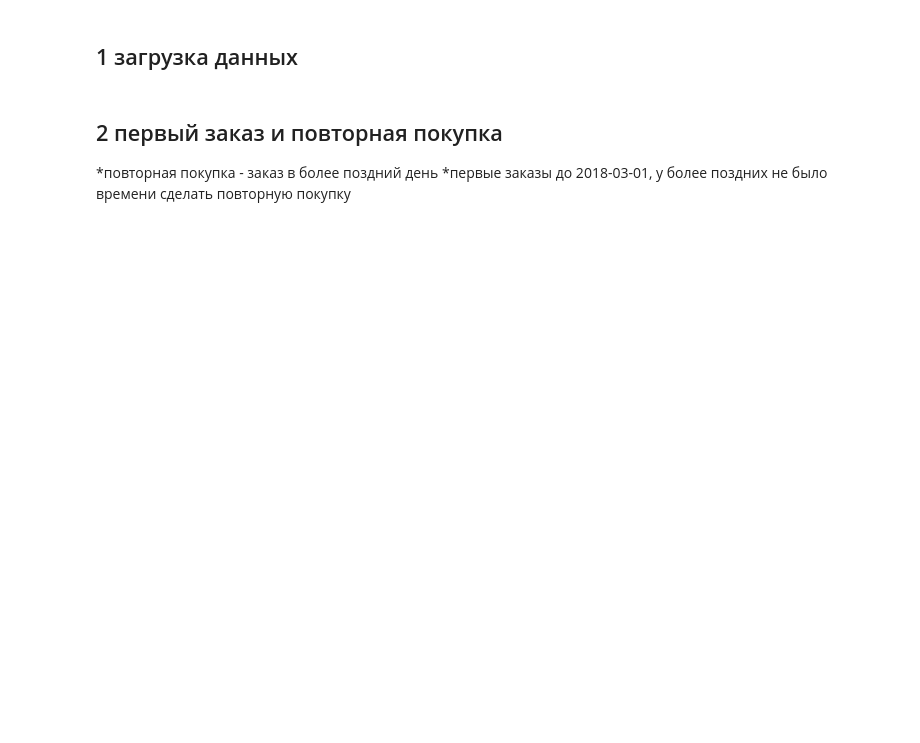
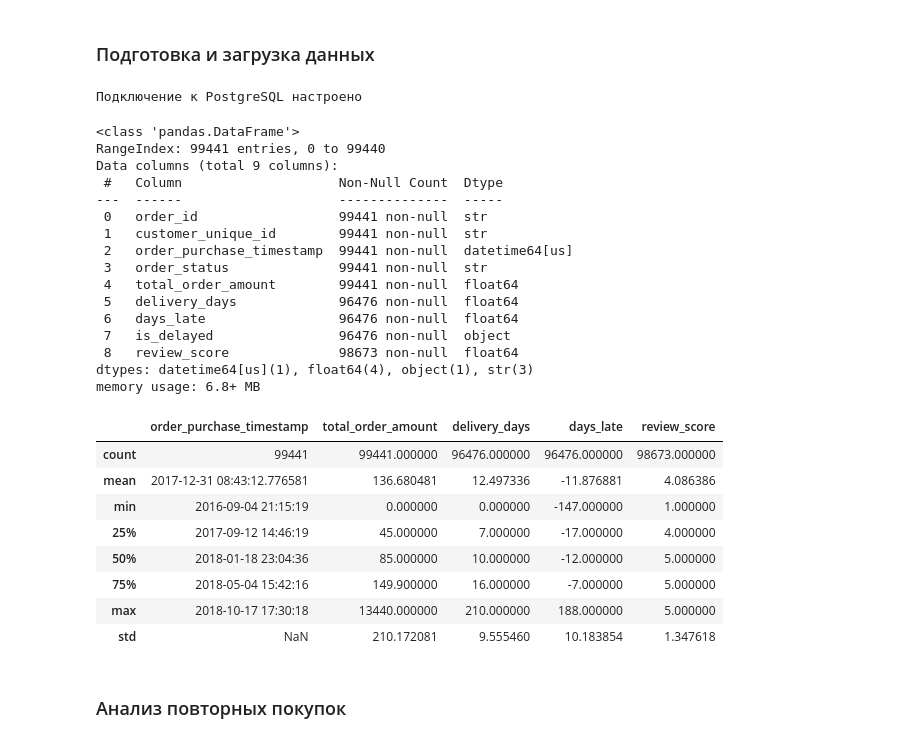
Before and after one commit to hannettochi/data-warehouse-olist, a Jupyter notebook: notebooks/olist_analysis.ipynb, the cells around one changed output. Saved outputs shown, nothing was run; the diff lists cells and outputs as text; code cells hidden in the pictures; blank space fills up the shorter version.

```diff
--- a/notebooks/olist_analysis.ipynb
+++ b/notebooks/olist_analysis.ipynb
@@ -19,2 +24,2 @@ Error:
 # %% [markdown]
-## 1 загрузка данных
+### Подготовка и загрузка данных
@@ -38,6 +26,68 @@ orders.shape
-# %% [markdown]
-## 2 первый заказ и повторная покупка
-
-*повторная покупка - заказ в более поздний день
-*первые заказы до 2018-03-01, у более поздних не было времени сделать повторную покупку
+# %%
+import os
+
+import pandas as pd
+import matplotlib.pyplot as plt
+import seaborn as sns
+
+from dotenv import load_dotenv
+from sqlalchemy import create_engine
+
+load_dotenv()
+
+DATABASE_URL = os.getenv("DATABASE_URL")
+
+engine = create_engine(DATABASE_URL)
+# %% [output]
+Подключение к PostgreSQL настроено
+# %%
+query = """
+SELECT
+    fo.order_id,
+    dc.customer_unique_id,
+    fo.order_purchase_timestamp,
+    fo.order_status,
+    fo.total_order_amount,
+    fo.delivery_days,
+    fo.days_late,
+    fo.is_delayed,
+    fo.review_score
+FROM dwh.fact_orders fo
+JOIN dwh.dim_customers dc
+    ON fo.customer_id = dc.customer_id
+"""
+
+orders = pd.read_sql(query, engine)
+
+orders.head()
+orders.info()
+orders.describe()
+# %% [output]
+<class 'pandas.DataFrame'>
+RangeIndex: 99441 entries, 0 to 99440
+Data columns (total 9 columns):
+ #   Column                    Non-Null Count  Dtype
+---  ------                    --------------  -----
+ 0   order_id                  99441 non-null  str
+ 1   customer_unique_id        99441 non-null  str
+ 2   order_purchase_timestamp  99441 non-null  datetime64[us]
+ 3   order_status              99441 non-null  str
+ 4   total_order_amount        99441 non-null  float64
+ 5   delivery_days             96476 non-null  float64
+ 6   days_late                 96476 non-null  float64
+ 7   is_delayed                96476 non-null  object
+ 8   review_score              98673 non-null  float64
+dtypes: datetime64[us](1), float64(4), object(1), str(3)
+memory usage: 6.8+ MB
+|  | order_purchase_timestamp | total_order_amount | delivery_days | days_late | review_score |
+| count | 99441 | 99441.000000 | 96476.000000 | 96476.000000 | 98673.000000 |
+| mean | 2017-12-31 08:43:12.776581 | 136.680481 | 12.497336 | -11.876881 | 4.086386 |
+| min | 2016-09-04 21:15:19 | 0.000000 | 0.000000 | -147.000000 | 1.000000 |
+| 25% | 2017-09-12 14:46:19 | 45.000000 | 7.000000 | -17.000000 | 4.000000 |
+| 50% | 2018-01-18 23:04:36 | 85.000000 | 10.000000 | -12.000000 | 5.000000 |
+| 75% | 2018-05-04 15:42:16 | 149.900000 | 16.000000 | -7.000000 | 5.000000 |
+| max | 2018-10-17 17:30:18 | 13440.000000 | 210.000000 | 188.000000 | 5.000000 |
+| std | NaN | 210.172081 | 9.555460 | 10.183854 | 1.347618 |
+# %% [markdown]
+### Анализ повторных покупок
 # %%
```
Also changed, not shown: parts of 24 cells of this notebook, 27 other files.
